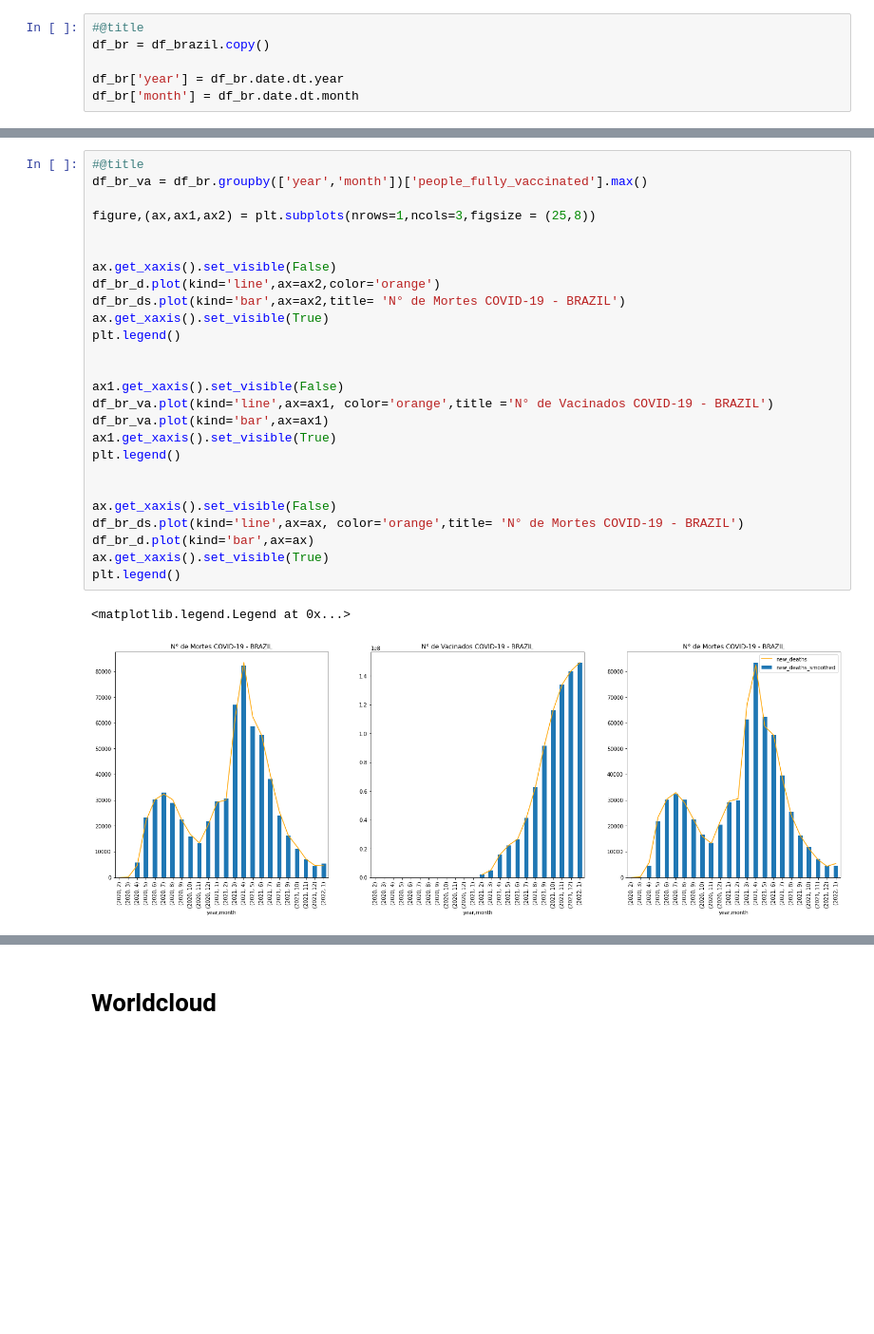
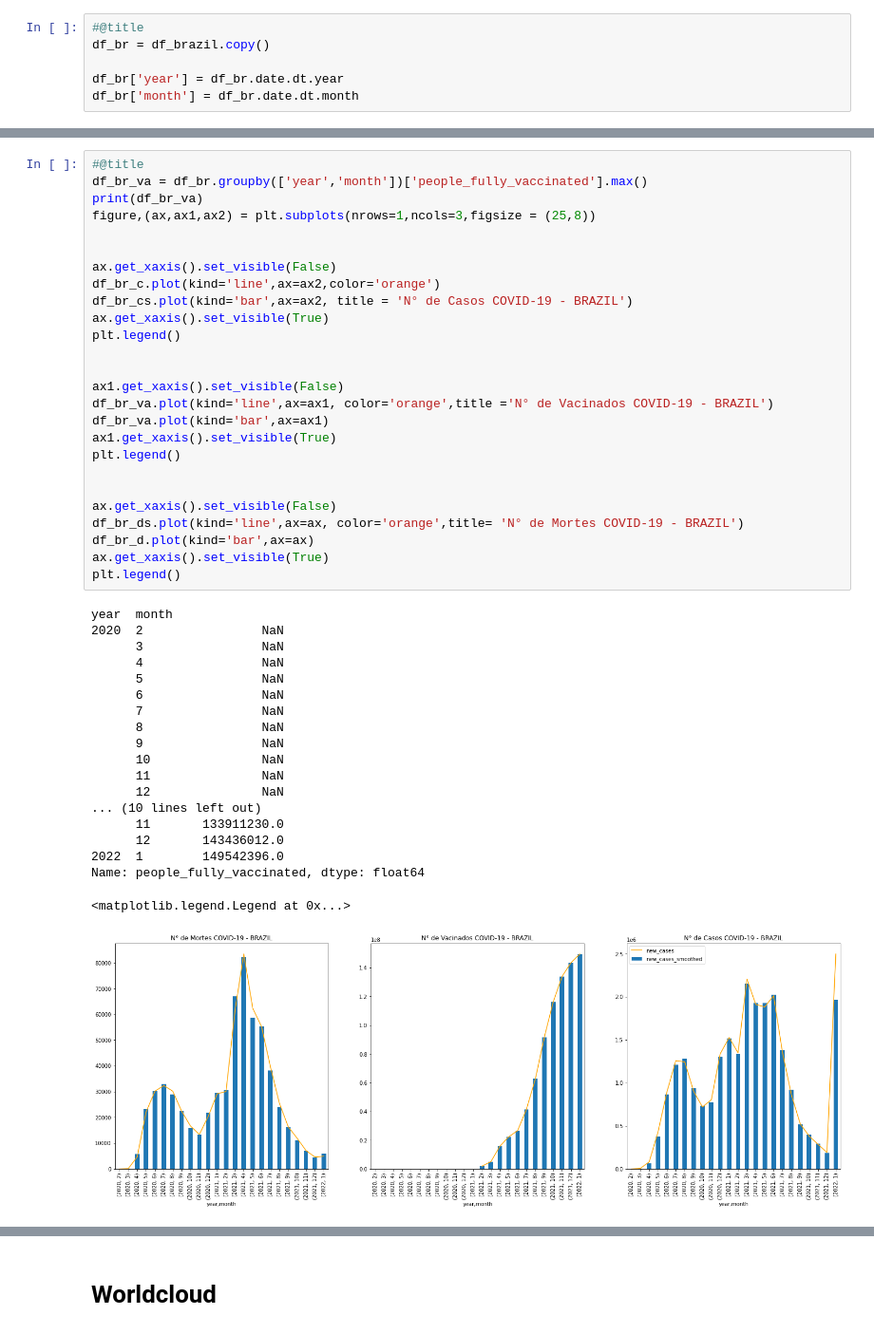
Before and after one commit to Lucas-Melo-A-S/Data_Science, a Jupyter notebook: Analise_do_Panorama_do_COVID_19_no_Brasil_Lucas_Melo.ipynb, the cells around one changed output, grey strips where cells are left out. Shown: that part at 95% size. Saved outputs shown, nothing was run; the diff lists cells and outputs as text; blank space fills up the shorter version.

```diff
--- a/Analise_do_Panorama_do_COVID_19_no_Brasil_Lucas_Melo.ipynb
+++ b/Analise_do_Panorama_do_COVID_19_no_Brasil_Lucas_Melo.ipynb
@@ -474,30 +521,47 @@ No inicio do ano de 2021 o país começou a sua agenda de vacinação contra o c
 # %%
 #@title
 df_br_va = df_br.groupby(['year','month'])['people_fully_vaccinated'].max()
-
+print(df_br_va)
 figure,(ax,ax1,ax2) = plt.subplots(nrows=1,ncols=3,figsize = (25,8))
 
 
 ax.get_xaxis().set_visible(False)
-df_br_d.plot(kind='line',ax=ax2,color='orange')
-df_br_ds.plot(kind='bar',ax=ax2,title= 'N° de Mortes COVID-19 - BRAZIL')
+df_br_c.plot(kind='line',ax=ax2,color='orange')
+df_br_cs.plot(kind='bar',ax=ax2, title = 'N° de Casos COVID-19 - BRAZIL')
 ax.get_xaxis().set_visible(True)
 plt.legend()
 
 
 ax1.get_xaxis().set_visible(False)
 df_br_va.plot(kind='line',ax=ax1, color='orange',title ='N° de Vacinados COVID-19 - BRAZIL')
 df_br_va.plot(kind='bar',ax=ax1)
 ax1.get_xaxis().set_visible(True)
 plt.legend()
 
 
 ax.get_xaxis().set_visible(False)
 df_br_ds.plot(kind='line',ax=ax, color='orange',title= 'N° de Mortes COVID-19 - BRAZIL')
 df_br_d.plot(kind='bar',ax=ax)
 ax.get_xaxis().set_visible(True)
 plt.legend()
 # %% [output]
-<matplotlib.legend.Legend at 0x...>
+year  month
+2020  2                NaN
+      3                NaN
+      4                NaN
+      5                NaN
+      6                NaN
+      7                NaN
+      8                NaN
+      9                NaN
+      10               NaN
+      11               NaN
+      12               NaN
+... (10 lines left out)
+      11       133911230.0
+      12       143436012.0
+2022  1        149542396.0
+Name: people_fully_vaccinated, dtype: float64
+<matplotlib.legend.Legend at 0x...>
-[figure, old version]
+[figure, new version]
 # %% [markdown]
```
Also changed, not shown: parts of 34 cells of this notebook.
